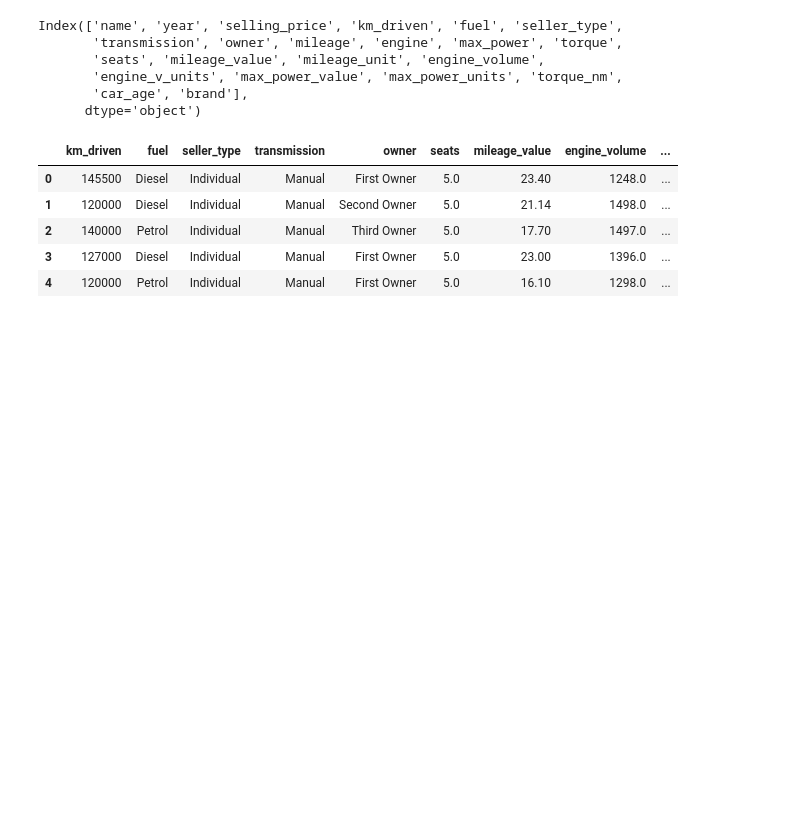
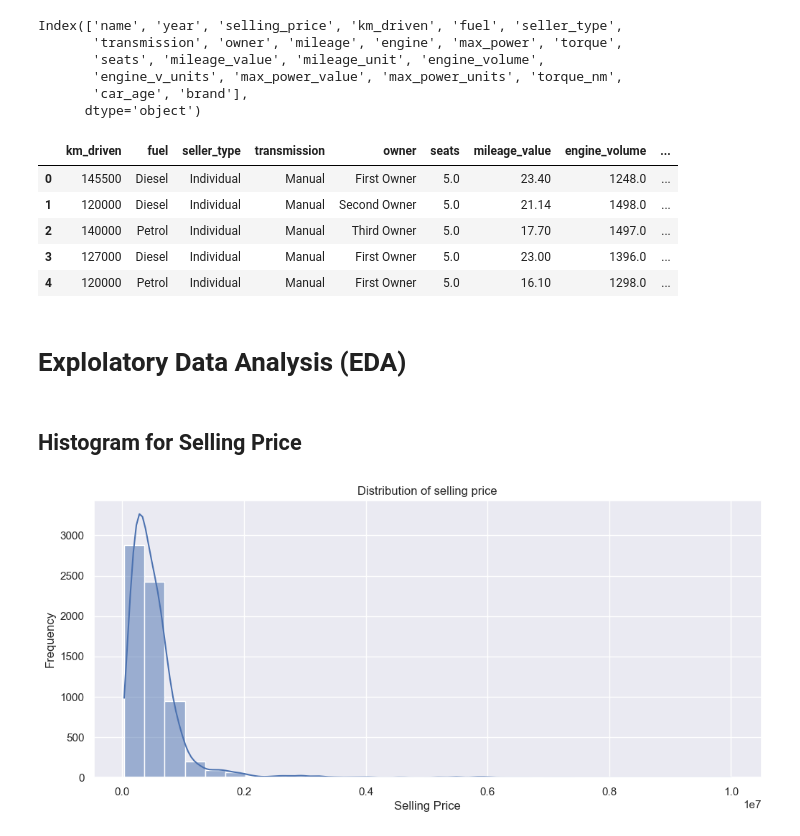
Before and after one commit to kjkyagambiddwa/OIBSIP, a Jupyter notebook: DataScience-Task3-CarPricePrediction/Car_Price_Prediction.ipynb, the cells around one changed output. Cells and saved outputs as stored; diff of their text form; code cells hidden in the pictures; blank space fills up the shorter version.

```diff
--- a/DataScience-Task3-CarPricePrediction/Car_Price_Prediction.ipynb
+++ b/DataScience-Task3-CarPricePrediction/Car_Price_Prediction.ipynb
@@ -5,6 +5,13 @@ import pandas as pd
 import numpy as np
 
 from datetime import datetime
+
+import matplotlib.pyplot as plt
+import seaborn as sns
+sns.set()
+
+#Machine learning
+from sklearn.preprocessing import LabelEncoder
 # %% [markdown]
 # Importing the Car price prediciton dataset v3 and making a copy
 # %%
@@ -268,7 +275,7 @@ columns_to_keep = ['km_driven', 'fuel', 'seller_type',
        'car_age', 'brand', 'selling_price'
                   ]
 # %%
-df_cleaned = df_dropped_na[columns_to_keep]
+df_cleaned = df_dropped_na[columns_to_keep].copy()
 # %%
 df_cleaned.head()
 # %% [output]
@@ -278,3 +285,16 @@ df_cleaned.head()
 | 2 | 140000 | Petrol | Individual | Manual | Third Owner | 5.0 | 17.70 | 1497.0 | ... |
 | 3 | 127000 | Diesel | Individual | Manual | First Owner | 5.0 | 23.00 | 1396.0 | ... |
 | 4 | 120000 | Petrol | Individual | Manual | First Owner | 5.0 | 16.10 | 1298.0 | ... |
+# %% [markdown]
+# Explolatory Data Analysis (EDA)
+# %% [markdown]
+## Histogram for Selling Price
+# %%
+plt.figure(figsize=(12,5))
+sns.histplot(df_cleaned["selling_price"], kde=True, bins=30)
+plt.title("Distribution of selling price")
+plt.xlabel("Selling Price")
+plt.ylabel("Frequency")
+plt.show()
+# %% [output]
+[figure, added]
```
Also changed, not shown: parts of 21 cells of this notebook.
